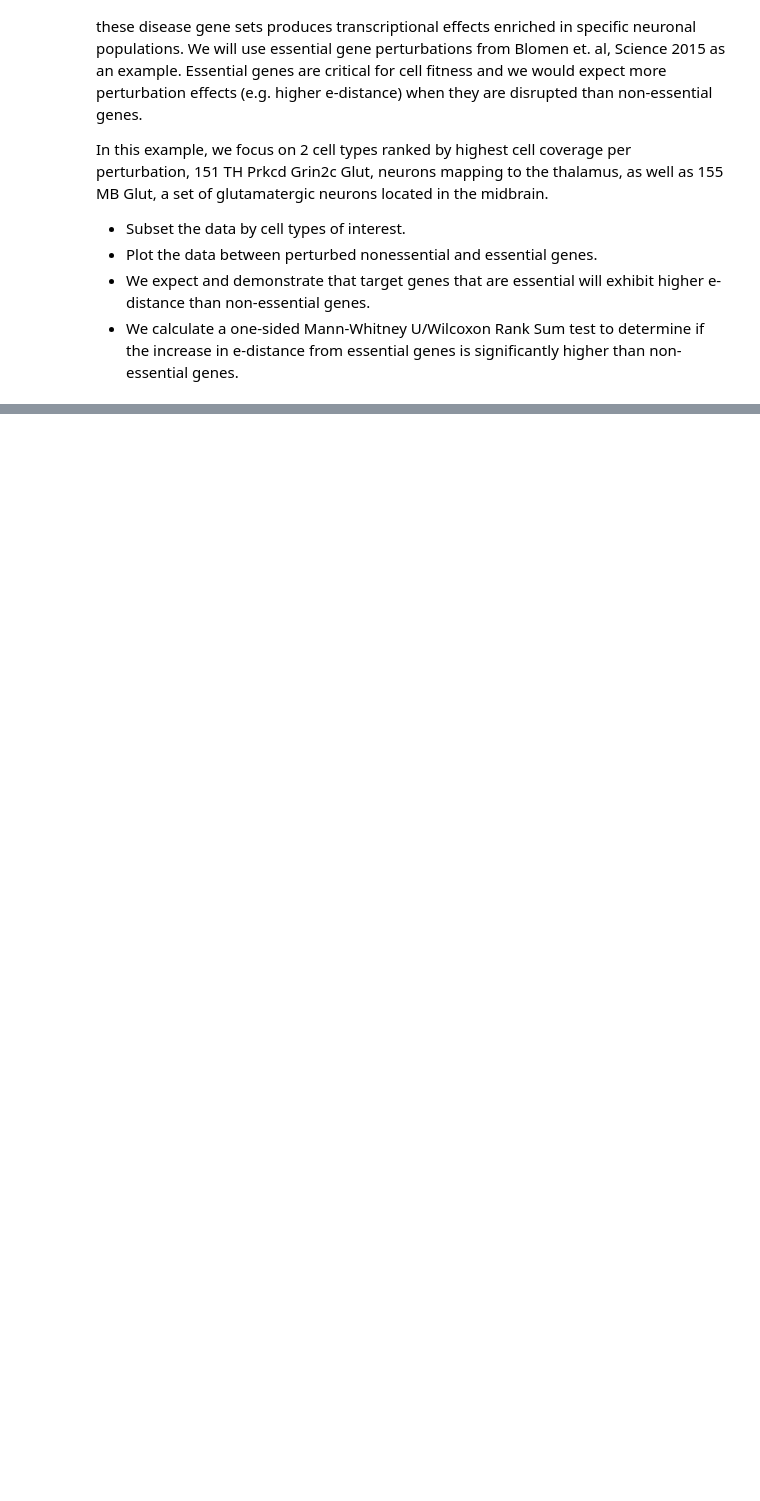
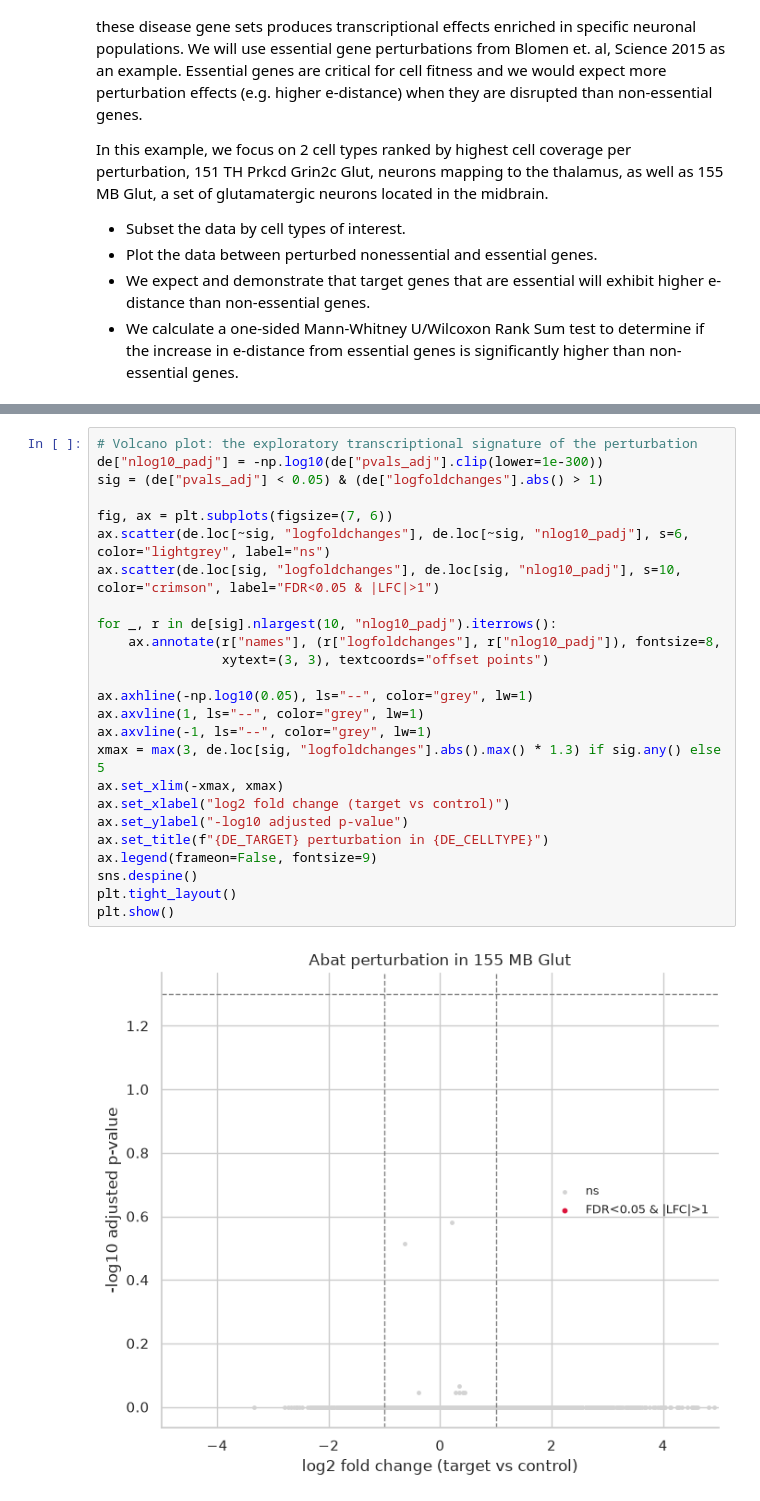
Before and after one commit to clara-parabricks-workflows/single-cell-analysis-blueprint, a Jupyter notebook: notebooks/07_perturbation_analysis_invivo_brain_example.ipynb, the cells around one changed output, grey strips where cells are left out. Cells and saved outputs as stored; diff of their text form; blank space fills up the shorter version.

```diff
--- a/notebooks/07_perturbation_analysis_invivo_brain_example.ipynb
+++ b/notebooks/07_perturbation_analysis_invivo_brain_example.ipynb
@@ -562,0 +554,27 @@ display(pd.DataFrame(rows))
+# %%
+# Volcano plot: the exploratory transcriptional signature of the perturbation
+de["nlog10_padj"] = -np.log10(de["pvals_adj"].clip(lower=1e-300))
+sig = (de["pvals_adj"] < 0.05) & (de["logfoldchanges"].abs() > 1)
+
+fig, ax = plt.subplots(figsize=(7, 6))
+ax.scatter(de.loc[~sig, "logfoldchanges"], de.loc[~sig, "nlog10_padj"], s=6, color="lightgrey", label="ns")
+ax.scatter(de.loc[sig, "logfoldchanges"], de.loc[sig, "nlog10_padj"], s=10, color="crimson", label="FDR<0.05 & |LFC|>1")
+
+for _, r in de[sig].nlargest(10, "nlog10_padj").iterrows():
+    ax.annotate(r["names"], (r["logfoldchanges"], r["nlog10_padj"]), fontsize=8,
+                xytext=(3, 3), textcoords="offset points")
+
+ax.axhline(-np.log10(0.05), ls="--", color="grey", lw=1)
+ax.axvline(1, ls="--", color="grey", lw=1)
+ax.axvline(-1, ls="--", color="grey", lw=1)
+xmax = max(3, de.loc[sig, "logfoldchanges"].abs().max() * 1.3) if sig.any() else 5
+ax.set_xlim(-xmax, xmax)
+ax.set_xlabel("log2 fold change (target vs control)")
+ax.set_ylabel("-log10 adjusted p-value")
+ax.set_title(f"{DE_TARGET} perturbation in {DE_CELLTYPE}")
+ax.legend(frameon=False, fontsize=9)
+sns.despine()
+plt.tight_layout()
+plt.show()
+# %% [output]
+[figure, added]
```
Also changed, not shown: parts of 25 cells of this notebook, 1 other file.
